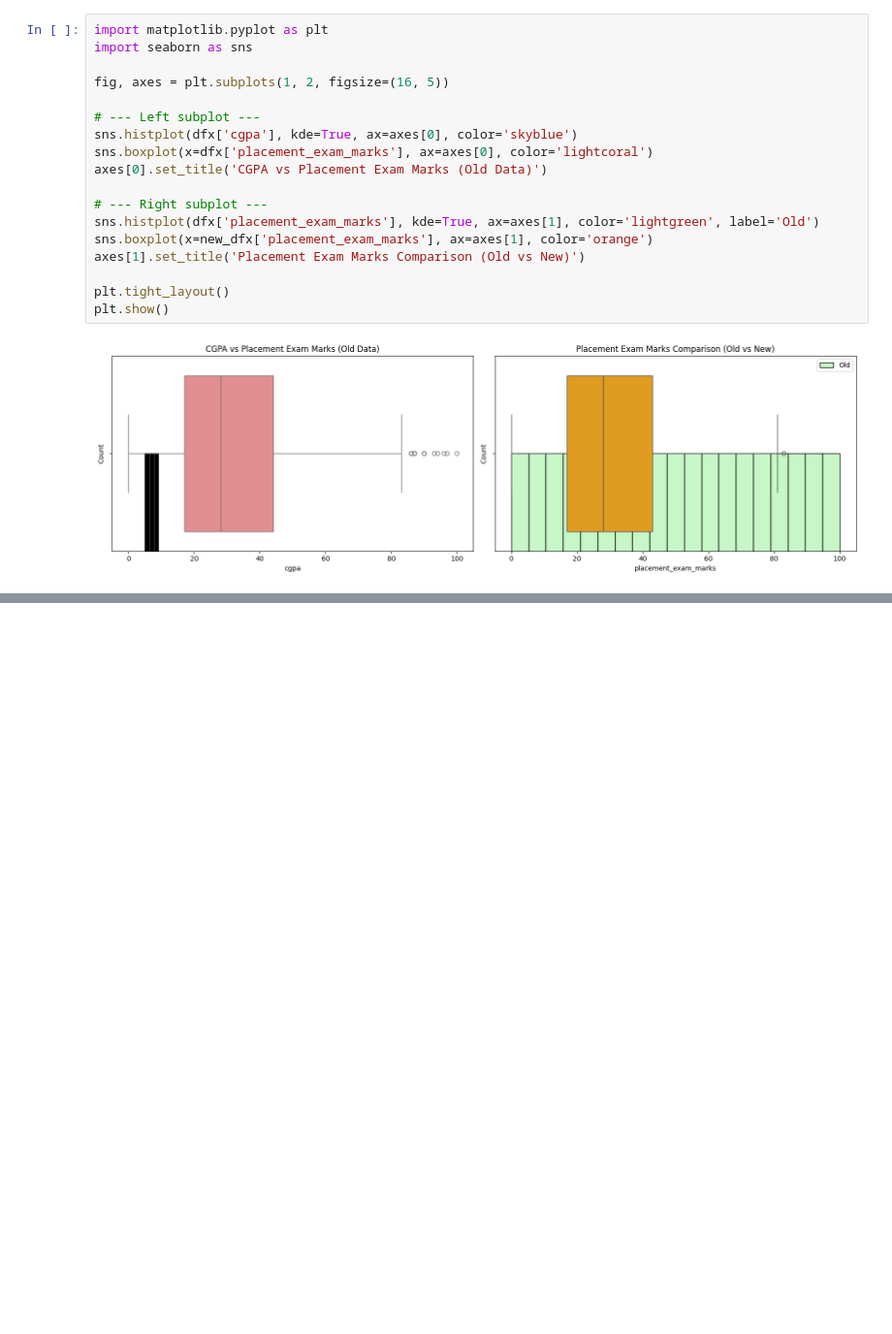
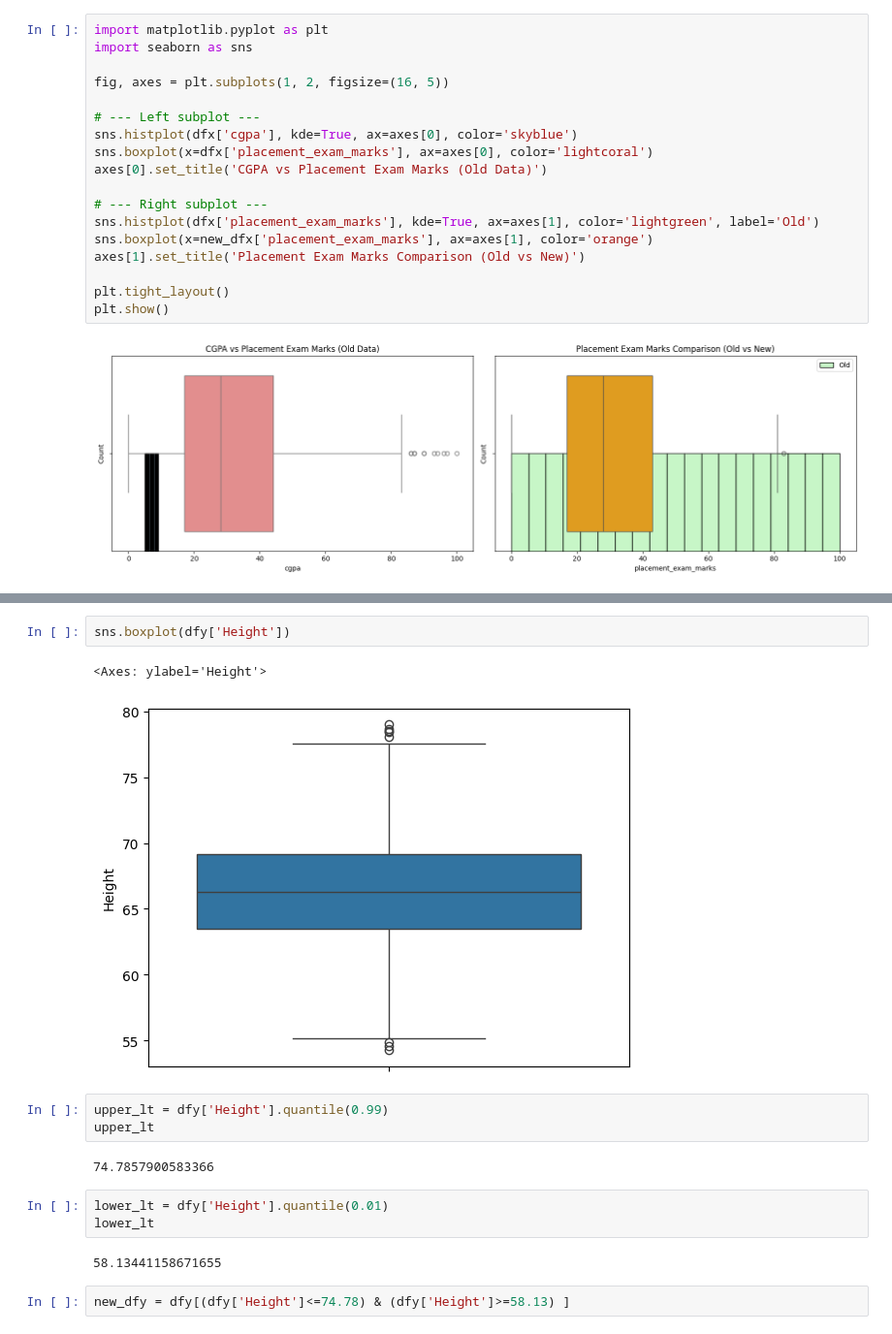
Before and after one commit to tiwariPratyush/ML, a Jupyter notebook: Feature_Engineering/outliers.ipynb, the cells around one changed output, grey strips where cells are left out. Shown at 97% size. Cells and saved outputs as stored; diff of their text form; blank space fills up the shorter version.

```diff
--- a/Feature_Engineering/outliers.ipynb
+++ b/Feature_Engineering/outliers.ipynb
@@ -306,0 +349,17 @@ plt.show()
+# %%
+sns.boxplot(dfy['Height'])
+# %% [output]
+<Axes: ylabel='Height'>
+[figure, added]
+# %%
+upper_lt = dfy['Height'].quantile(0.99)
+upper_lt
+# %% [output]
+74.7857900583366
+# %%
+lower_lt = dfy['Height'].quantile(0.01)
+lower_lt
+# %% [output]
+58.13441158671655
+# %%
+new_dfy = dfy[(dfy['Height']<=74.78) & (dfy['Height']>=58.13) ]
```
Also changed, not shown: parts of 10 cells of this notebook, 2 other files.
